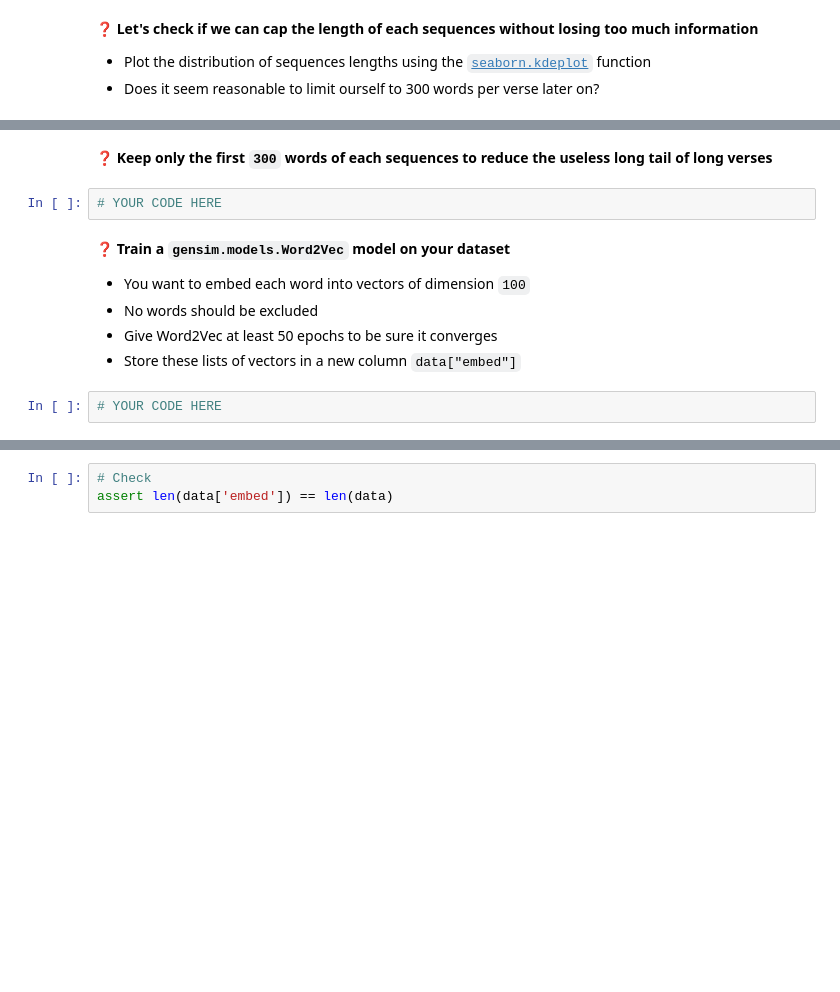
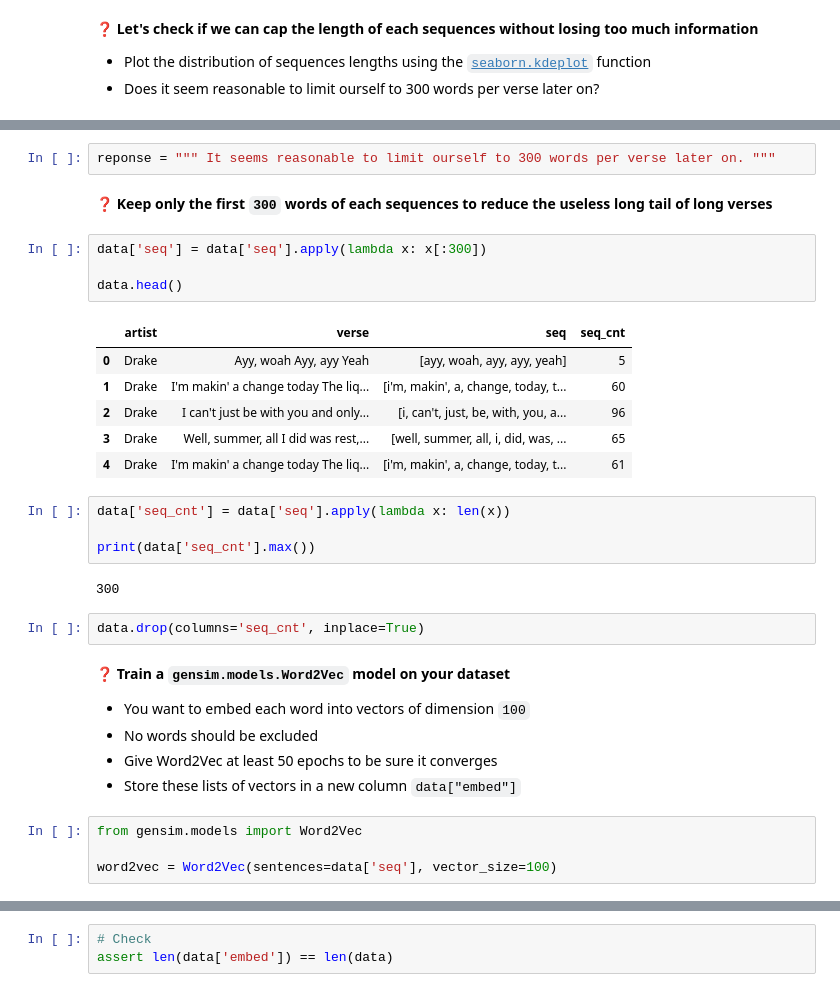
Before and after one commit to ThomasSouchet/data-certification-exam, a Jupyter notebook: recurrent_neural_network/lyrics_detector.ipynb, the cells around one changed output, grey strips where cells are left out. Drawn from its saved outputs; the diff is of its cells as text; blank space fills up the shorter version.

```diff
--- a/recurrent_neural_network/lyrics_detector.ipynb
+++ b/recurrent_neural_network/lyrics_detector.ipynb
@@ -144,12 +174,33 @@ We now need to think about embedding our sentences into numbers. We will be usin
+# %%
+reponse = """ It seems reasonable to limit ourself to 300 words per verse later on. """
 # %% [markdown]
 ❓ **Keep only the first `300` words of each sequences to reduce the useless long tail of long verses**
-# %%
-# YOUR CODE HERE
+# %%
+data['seq'] = data['seq'].apply(lambda x: x[:300])
+
+data.head()
+# %% [output]
+|  | artist | verse | seq | seq_cnt |
+| 0 | Drake | Ayy, woah Ayy, ayy Yeah | [ayy, woah, ayy, ayy, yeah] | 5 |
+| 1 | Drake | I'm makin' a change today The liq... | [i'm, makin', a, change, today, t... | 60 |
+| 2 | Drake | I can't just be with you and only... | [i, can't, just, be, with, you, a... | 96 |
+| 3 | Drake | Well, summer, all I did was rest,... | [well, summer, all, i, did, was, ... | 65 |
+| 4 | Drake | I'm makin' a change today The liq... | [i'm, makin', a, change, today, t... | 61 |
+# %%
+data['seq_cnt'] = data['seq'].apply(lambda x: len(x))
+
+print(data['seq_cnt'].max())
+# %% [output]
+300
+# %%
+data.drop(columns='seq_cnt', inplace=True)
 # %% [markdown]
 ❓ **Train a `gensim.models.Word2Vec` model on your dataset**
 - You want to embed each word into vectors of dimension `100`
 - No words should be excluded
 - Give Word2Vec at least 50 epochs to be sure it converges
 - Store these lists of vectors in a new column `data["embed"]`
-# %%
-# YOUR CODE HERE
+# %%
+from gensim.models import Word2Vec
+
+word2vec = Word2Vec(sentences=data['seq'], vector_size=100)
```
Also changed, not shown: parts of 17 cells of this notebook, 1 other file.
